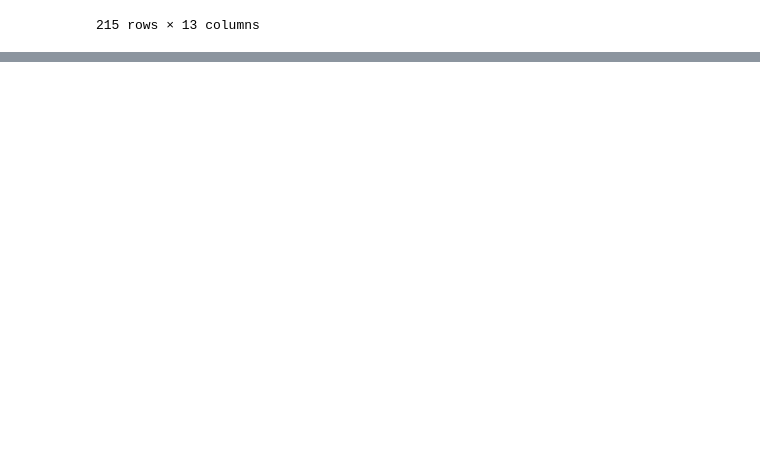
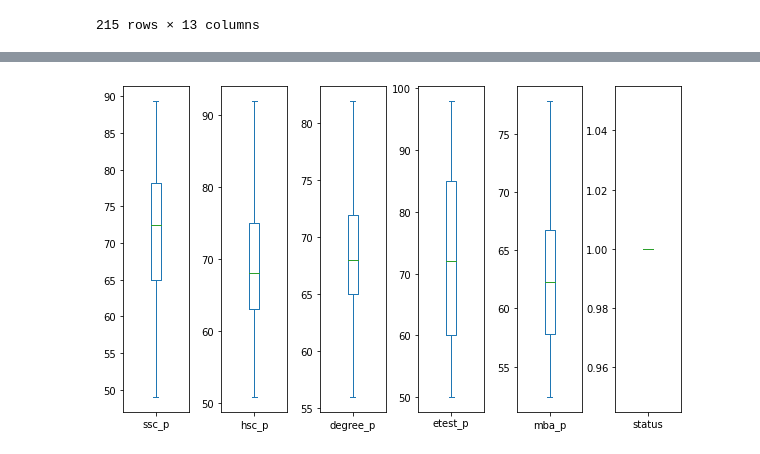
Before and after one commit to joelrizkyw/ProjekDataMining, a Jupyter notebook: febry.ipynb, the cells around one changed output, grey strips where cells are left out. Drawn from its saved outputs; the diff is of its cells as text; code cells hidden in the pictures; blank space fills up the shorter version.

```diff
--- a/febry.ipynb
+++ b/febry.ipynb
@@ -89,0 +104,5 @@ df
+# %%
+# Dataframe untuk status = 1 (Placed)
+df_status_1 = df[df["status"] == 1].copy()
+
+df_status_1
@@ -89,0 +123,8 @@ df
+# %%
+# Outlier detection untuk df_status_1
+df_status_1.plot(kind = "box", subplots = True, sharey = False, figsize = (10, 6))
+
+plt.subplots_adjust(wspace = 0.5)
+plt.show()
+# %% [output]
+[figure, added]
```
Also changed, not shown: parts of 10 cells of this notebook.
